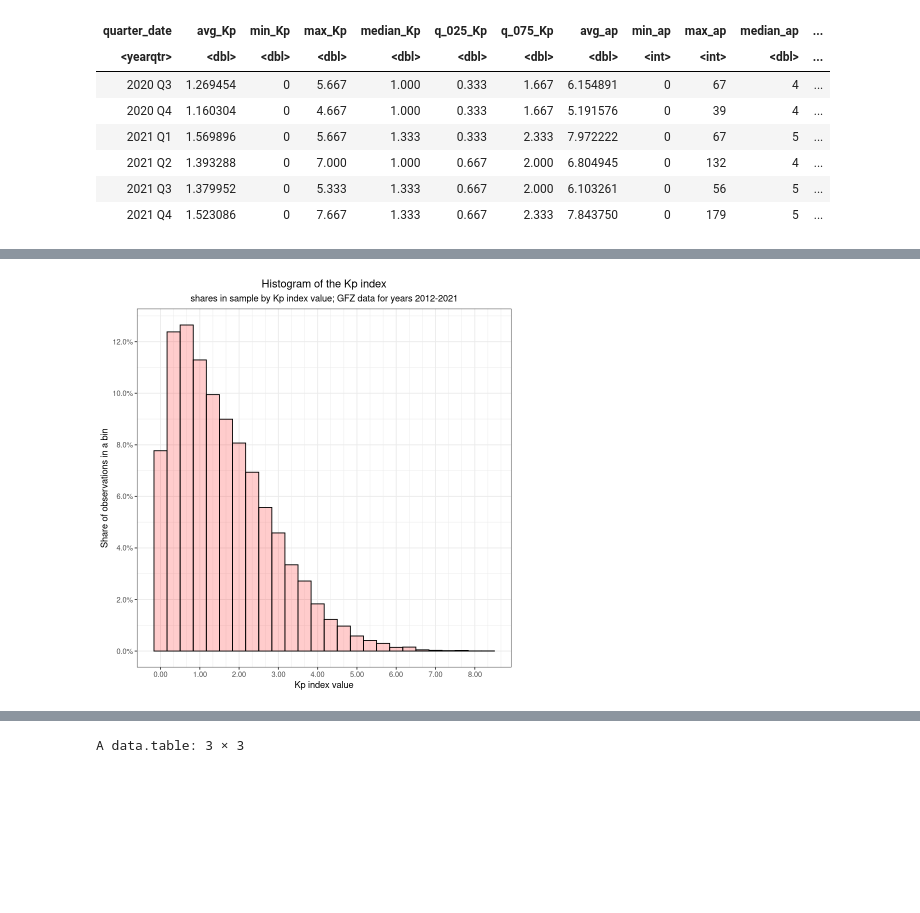
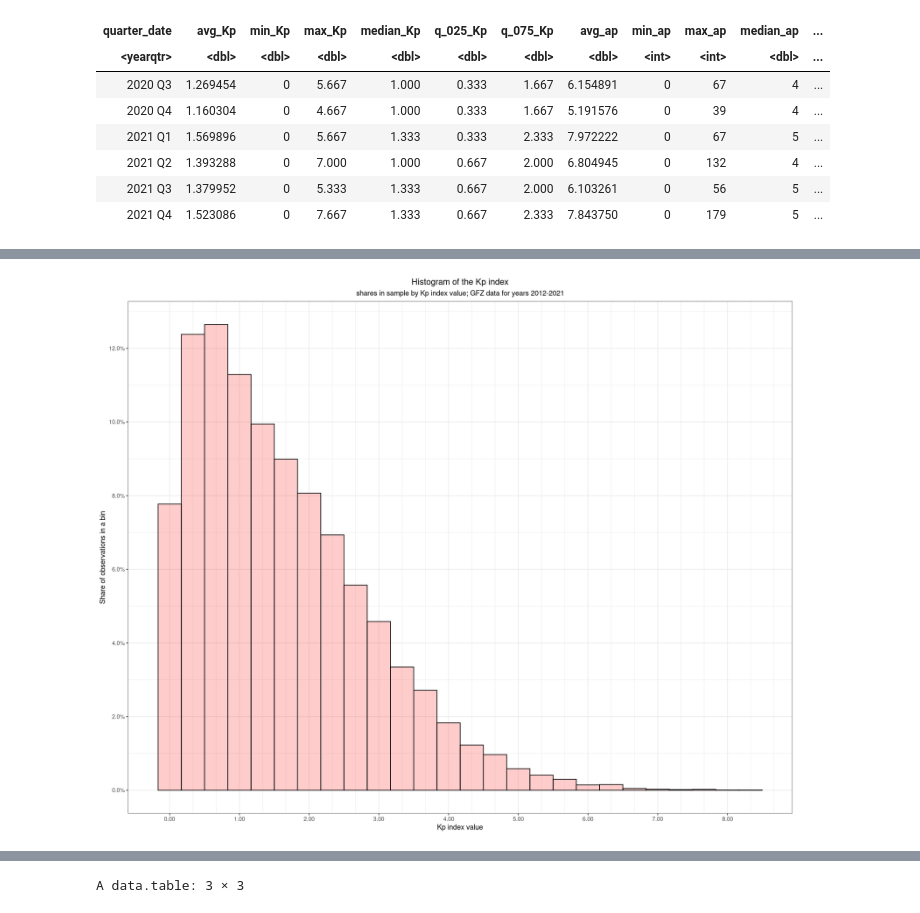
Before and after one commit to wegar-2/R_and_Python_jupyter_notebooks, a Jupyter notebook: R_GFZ_geomagnetic_EDA.ipynb, the cells around one changed output, grey strips where cells are left out. Cells and saved outputs as stored; diff of their text form; code cells hidden in the pictures; blank space fills up the shorter version.

```diff
--- a/R_GFZ_geomagnetic_EDA.ipynb
+++ b/R_GFZ_geomagnetic_EDA.ipynb
@@ -221,20 +224,21 @@ ggplotKpAbsHistogram
 # %%
 # 9.2. obs shares on the OY axis
+options(repr.plot.width=15, repr.plot.height=12)
 ggplotKpRelHistogram <- ggplotKpRootHistogram +
   ggplot2::aes(y = ..count.. / sum(..count..)) +
   scale_y_continuous(
     breaks = seq(0, 0.15, 0.02), minor_breaks = seq(0, 0.15, 0.01),
     labels = scales::percent
   )+ ggtitle(label = "Histogram of the Kp index",
              subtitle = "shares in sample by Kp index value; GFZ data for years 2012-2021") +
   theme(
     plot.title = element_text(hjust = 0.5),
     plot.subtitle = element_text(hjust = 0.5)
   ) + ylab(label = "Share of observations in a bin") +
   xlab(label = "Kp index value")
 ggplotKpRelHistogram
 # %% [output]
-[figure, old version]
+[figure, new version]
 # %%
 # --------- 10. estimate gamma distribution parameters for Kp index ---------
 # use helper function to fit the non-shifted gamma distribution
```
Also changed, not shown: parts of 7 cells of this notebook.
